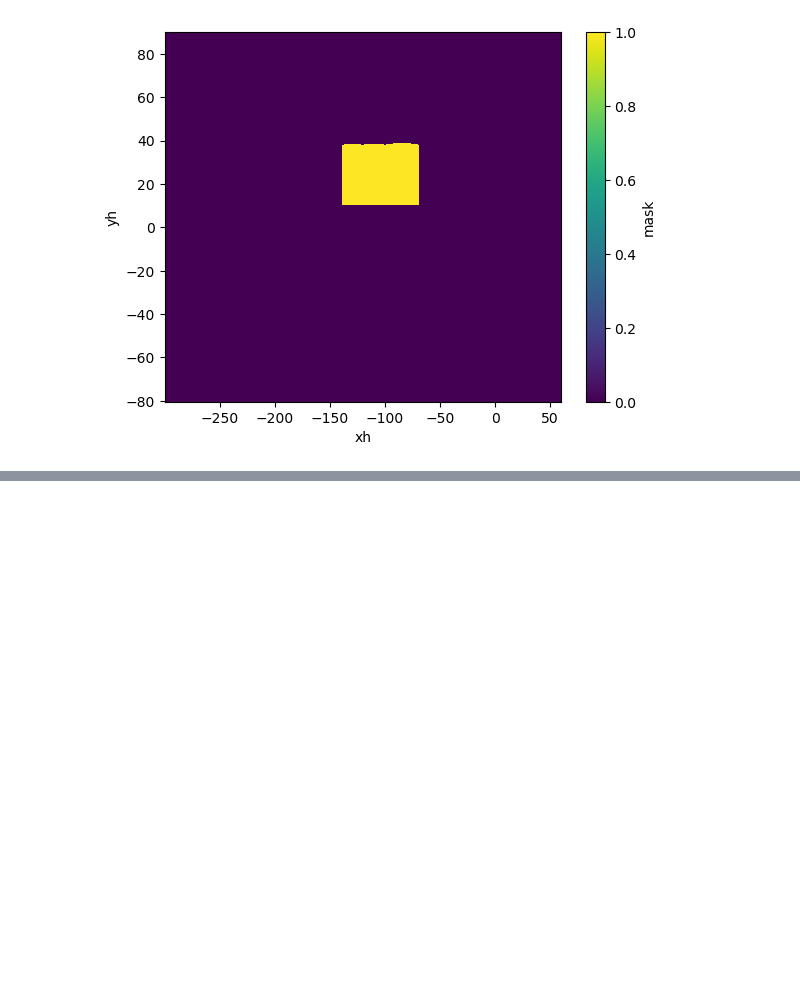
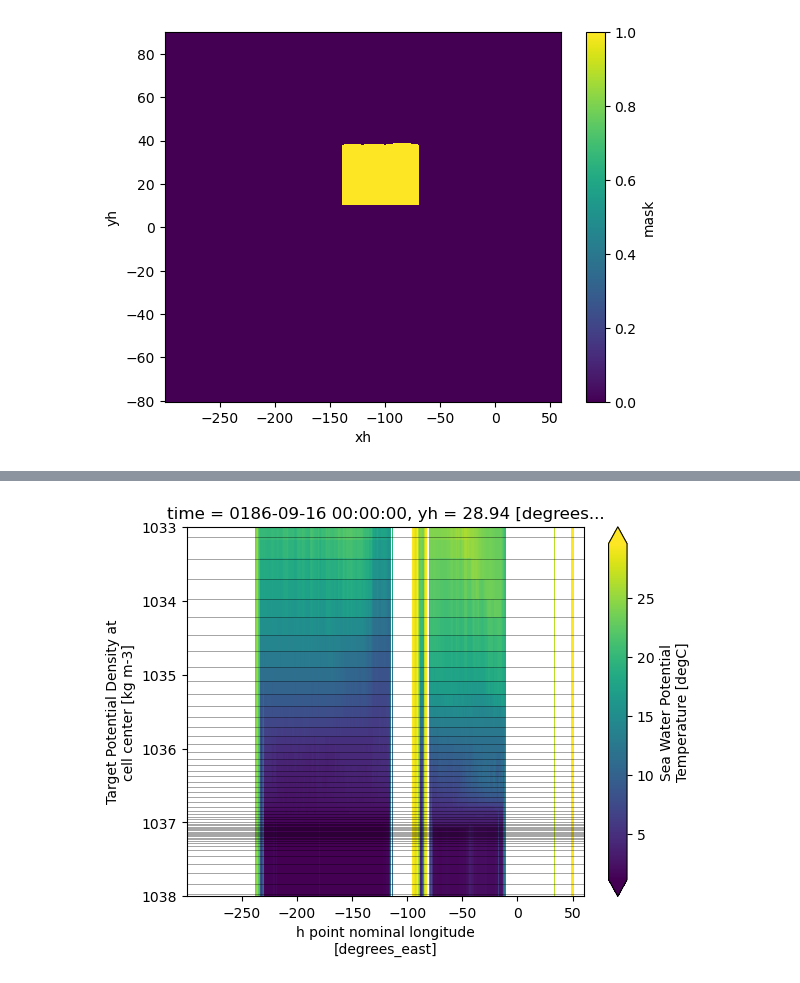
Before and after one commit to marianatorres4/WarmWaterMasses, a Jupyter notebook: 03_3D-analysis/3-D_analysis.ipynb, the cells around one changed output, grey strips where cells are left out. Drawn from its saved outputs; the diff is of its cells as text; code cells hidden in the pictures; blank space fills up the shorter version.

```diff
--- a/03_3D-analysis/3-D_analysis.ipynb
+++ b/03_3D-analysis/3-D_analysis.ipynb
@@ -167,0 +165,7 @@ Data variables:
+# %%
+ds.thetao.isel(time=7).sel(yh=29, method="nearest").plot(robust = True)
+plt.ylim(1038, 1033)
+for rho2 in ds.rho2_i:
+    plt.axhline(rho2, color = 'k', lw = '0.5', alpha = 0.5)
+# %% [output]
+[figure, added]
```
Also changed, not shown: parts of 19 cells of this notebook.
